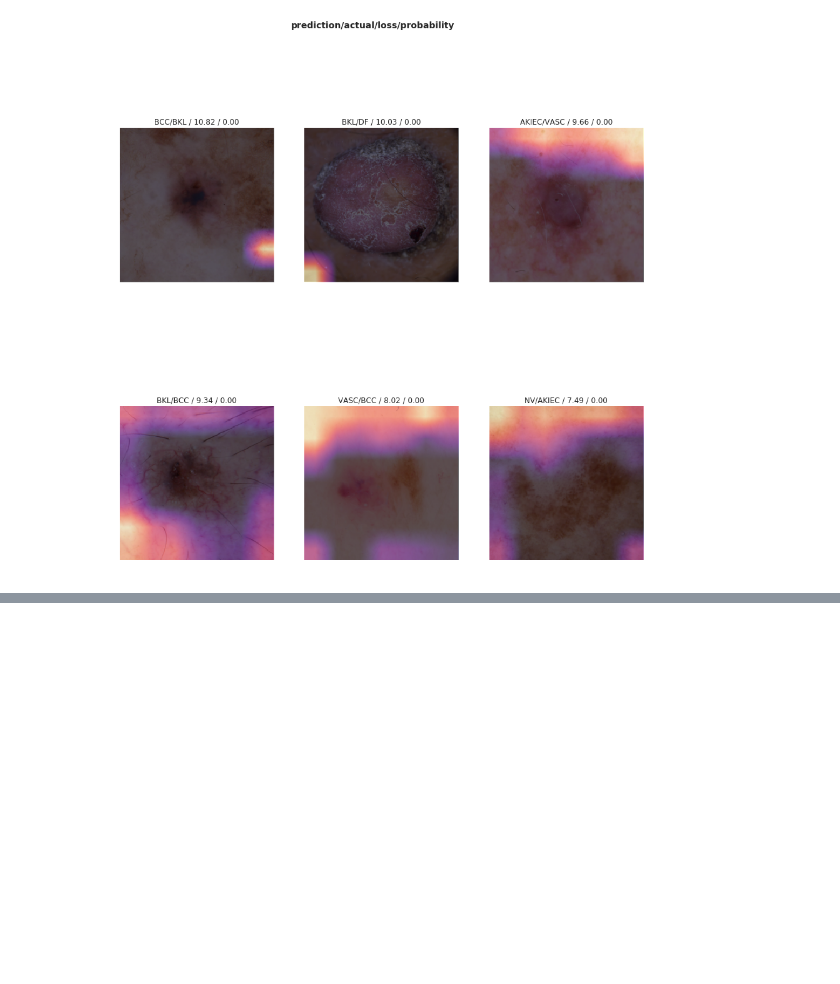
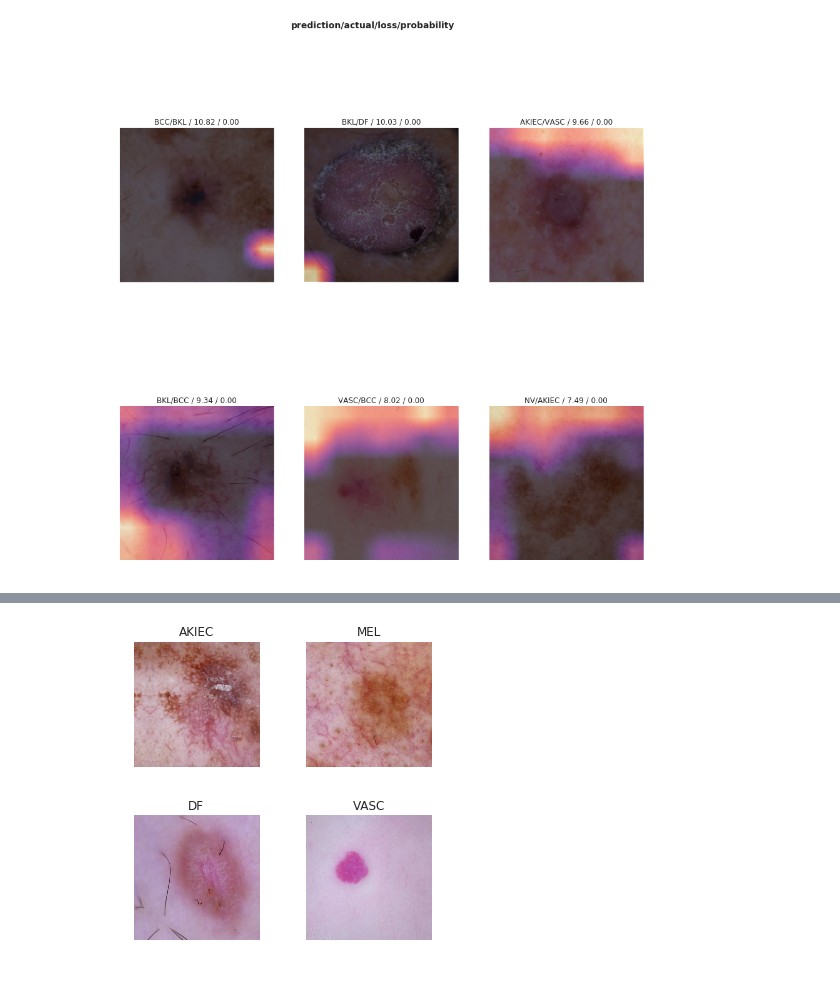
Before and after one commit to lriverawong/deep-learning-melanoma-detection, a Jupyter notebook: dl-melanoma-env-2/dl-melanoma-v2.ipynb, the cells around one changed output, grey strips where cells are left out. Saved outputs shown, nothing was run; the diff lists cells and outputs as text; code cells hidden in the pictures; blank space fills up the shorter version.

Commit message:
resnet50 with transformations

```diff
--- a/dl-melanoma-env-2/dl-melanoma-v2.ipynb
+++ b/dl-melanoma-env-2/dl-melanoma-v2.ipynb
@@ -561,0 +579,12 @@ interp2.plot_top_losses(6, figsize=(15,15))
+# %%
+# using new df
+print(new_df_under.head())
+print(new_df_under.shape)
+
+# at this stage could use another version of new_df_under, but for now keeping the same for consistenct in testing
+
+# training dataset
+reinitCleanData("clean_data3/")
+imagesPath = "./data/train/"
+cleanDataPath3 = "./clean_data3/train/skin_cancer/"
+imageNetFormatDf(imagesPath, cleanDataPath, new_df_under)
@@ -561,0 +601,8 @@ interp2.plot_top_losses(6, figsize=(15,15))
+# %%
+bs = 24
+# I want all the transforms I can get. none of these things really matter with a scope.
+data3 = ImageDataBunch.from_folder(cleanDataPath3, train="./train/skin_cancer/", valid_pct=0.2, ds_tfms=get_transforms(do_flip=True, flip_vert=True, max_lighting=0.2, max_rotate=359,
+                                                              max_zoom=1.05, max_warp=0.2), size=500, bs=bs//4).normalize(imagenet_stats)
+data3.show_batch(rows=2, figsize=(5,5), ds_type=DatasetType.Train)
+# %% [output]
+[figure, added]
```
Also changed, not shown: parts of 11 cells of this notebook, 3 other files.
